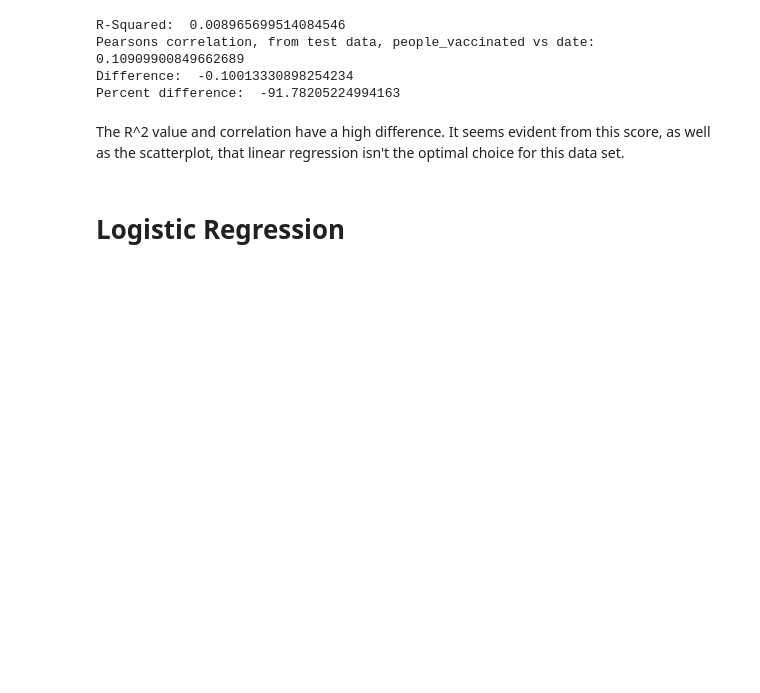
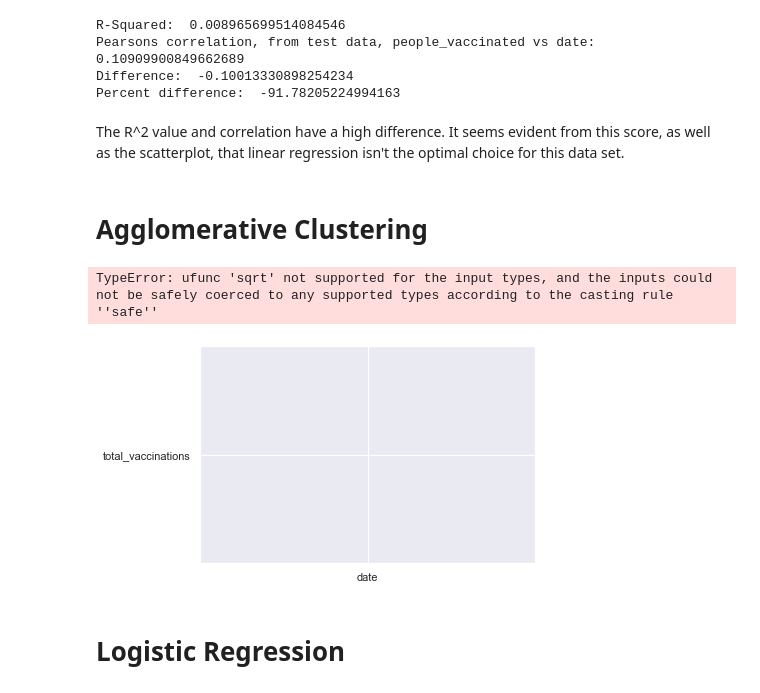
Before and after one commit to martian0718/covid-19-vaccine, a Jupyter notebook: main.ipynb, the cells around one changed output. Cells and saved outputs as stored; diff of their text form; code cells hidden in the pictures; blank space fills up the shorter version.

Commit message:
Added agglomerative clustering section
It's not finished yet, but I think it's got the right idea.

```diff
--- a/main.ipynb
+++ b/main.ipynb
@@ -239,6 +239,43 @@ Difference:  -0.10013330898254234
 Percent difference:  -91.78205224994163
 # %% [markdown]
 The R^2 value and correlation have a high difference.  It seems evident from this score, as well as the scatterplot, that linear regression isn't the optimal choice for this data set.
+# %% [markdown]
+# Agglomerative Clustering
+# %%
+from sklearn.cluster import AgglomerativeClustering
+
+#Create a dataframe with only the numeric featues
+featuresWithData = [
+    'date',
+    'total_vaccinations',
+    'people_vaccinated',
+    'people_fully_vaccinated',
+    'daily_vaccinations_raw',
+    'daily_vaccinations',
+    'total_vaccinations_per_hundred',
+    'people_vaccinated_per_hundred',
+    'people_fully_vaccinated_per_hundred',
+    'daily_vaccinations_per_million'
+]
+featuresWithoutData = [
+    'country',
+    'iso_code',
+    'vaccines',
+    'source_name',
+    'source_website'
+]
+dfNumbers = df.drop(columns=featuresWithoutData)
+
+clustering = AgglomerativeClustering(n_clusters=2).fit(dfNumbers)
+
+#Plot clustering
+xyPairCount = round(len(dfNumbers.columns) / 2)
+for k in range(xyPairCount):
+    plt.scatter(dfNumbers.columns[k], dfNumbers.columns[k + 1], 'blue')
+    plt.show()
+# %% [output]
+TypeError: ufunc 'sqrt' not supported for the input types, and the inputs could not be safely coerced to any supported types according to the casting rule ''safe''
+[figure, added]
 # %% [markdown]
 # Logistic Regression
 # %%
```
